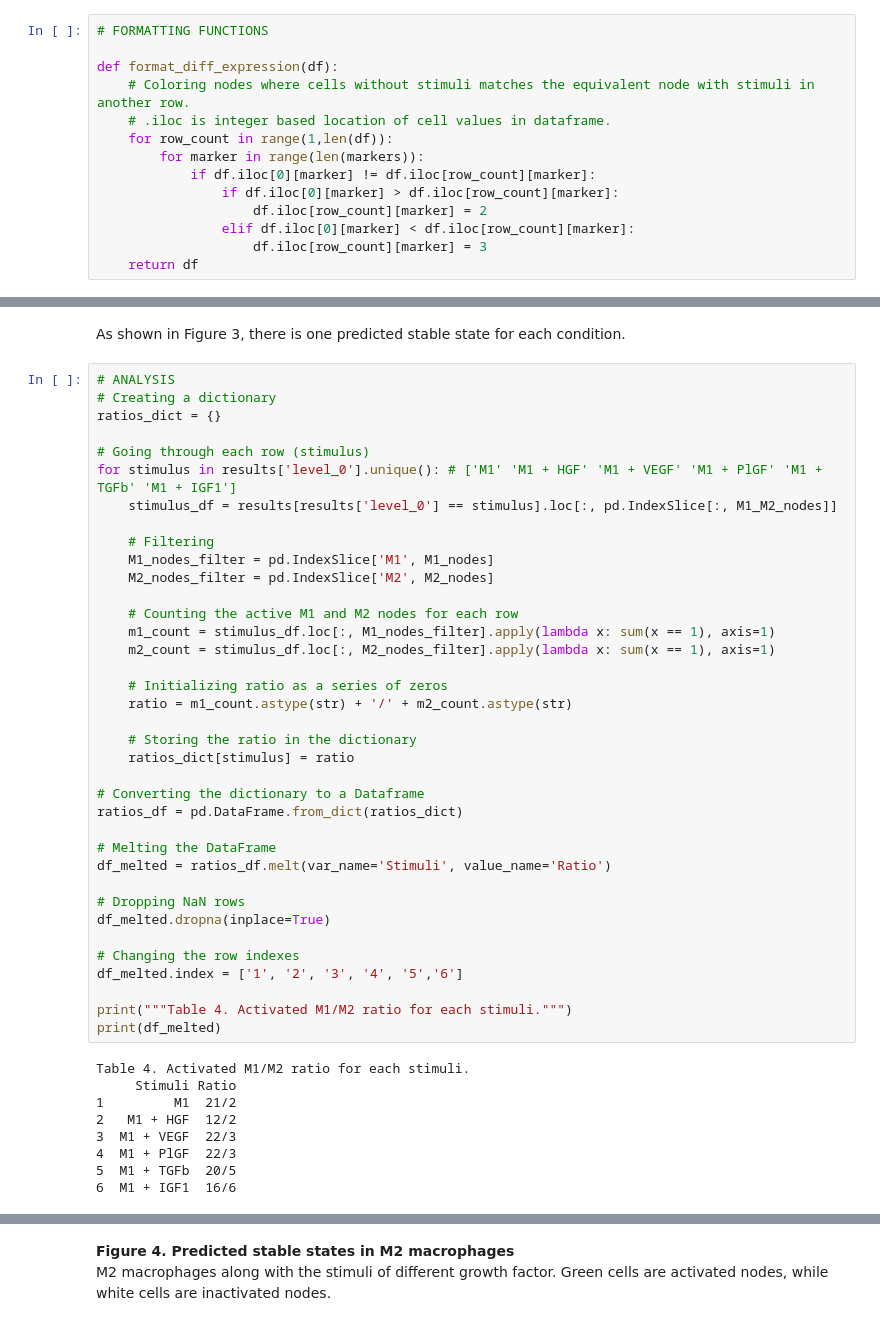
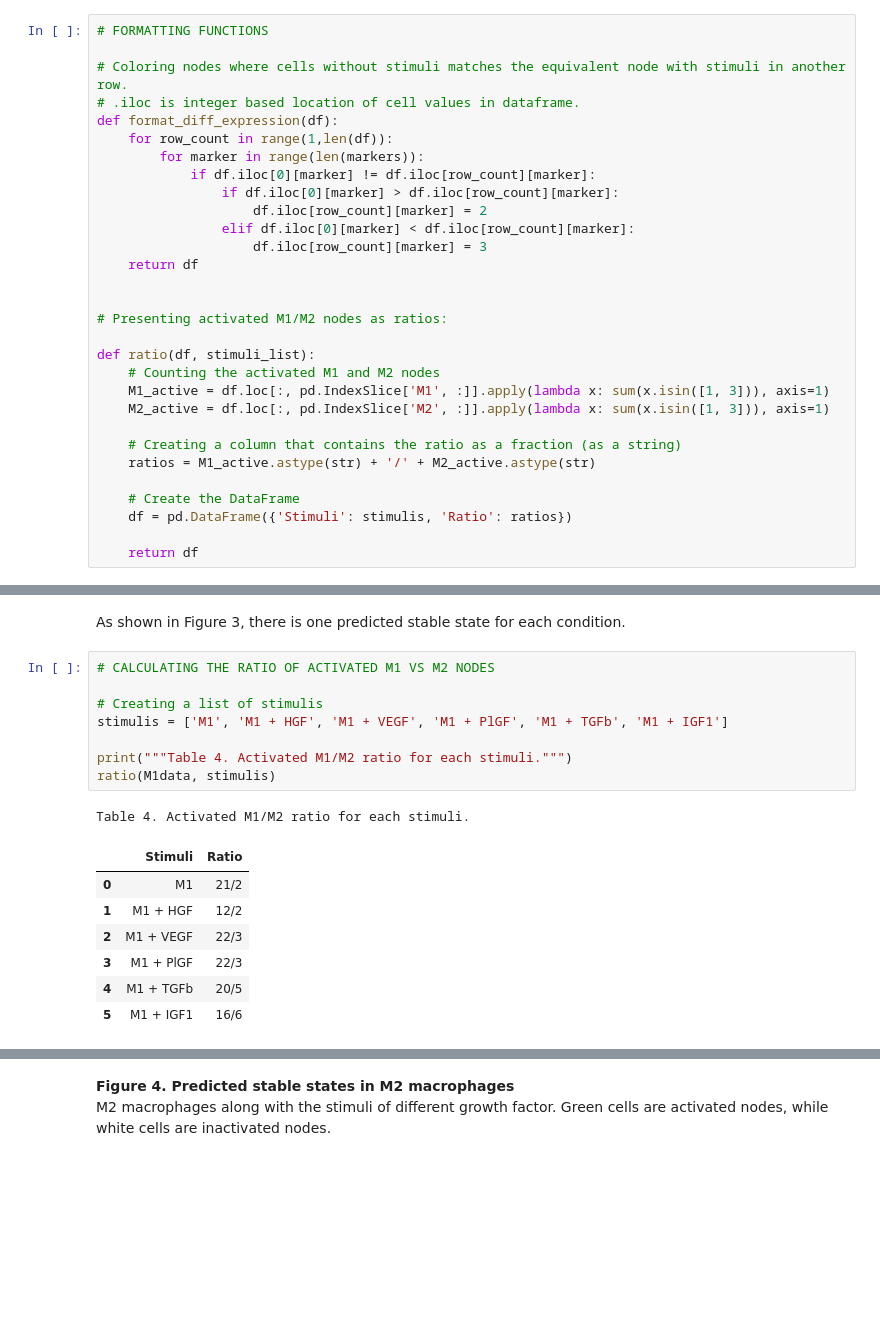
Before and after one commit to Karinaovedal/Master-thesis, a Jupyter notebook: GF_effects.ipynb, the cells around one changed output, grey strips where cells are left out. Saved outputs shown, nothing was run; the diff lists cells and outputs as text; blank space fills up the shorter version.

```diff
--- a/GF_effects.ipynb
+++ b/GF_effects.ipynb
@@ -209,9 +209,9 @@ M1_M2_nodes = M1_nodes + M2_nodes
 # %%
 # FORMATTING FUNCTIONS
 
+# Coloring nodes where cells without stimuli matches the equivalent node with stimuli in another row.
+# .iloc is integer based location of cell values in dataframe.
 def format_diff_expression(df):
-    # Coloring nodes where cells without stimuli matches the equivalent node with stimuli in another row.
-    # .iloc is integer based location of cell values in dataframe.
     for row_count in range(1,len(df)):
         for marker in range(len(markers)):
             if df.iloc[0][marker] != df.iloc[row_count][marker]:
@@ -220,6 +220,22 @@ def format_diff_expression(df):
                 elif df.iloc[0][marker] < df.iloc[row_count][marker]:
                     df.iloc[row_count][marker] = 3
     return df
+
+
+# Presenting activated M1/M2 nodes as ratios:
+
+def ratio(df, stimuli_list):
+    # Counting the activated M1 and M2 nodes
+    M1_active = df.loc[:, pd.IndexSlice['M1', :]].apply(lambda x: sum(x.isin([1, 3])), axis=1)
+    M2_active = df.loc[:, pd.IndexSlice['M2', :]].apply(lambda x: sum(x.isin([1, 3])), axis=1)
+
+    # Creating a column that contains the ratio as a fraction (as a string)
+    ratios = M1_active.astype(str) + '/' + M2_active.astype(str)
+
+    # Create the DataFrame
+    df = pd.DataFrame({'Stimuli': stimulis, 'Ratio': ratios})
+
+    return df
 # %% [markdown]
 Workflow for the following two cells:
 1) Setting the initial states. ".query" in the pandas library asks a boolean expression to each of the columns in the Dataframe.
@@ -419,51 +407,22 @@ plt.show()
 # %% [markdown]
 As shown in Figure 3, there is one predicted stable state for each condition.
 # %%
-# ANALYSIS
-# Creating a dictionary
-ratios_dict = {}
+# CALCULATING THE RATIO OF ACTIVATED M1 VS M2 NODES
 
-# Going through each row (stimulus)
-for stimulus in results['level_0'].unique(): # ['M1' 'M1 + HGF' 'M1 + VEGF' 'M1 + PlGF' 'M1 + TGFb' 'M1 + IGF1']
-    stimulus_df = results[results['level_0'] == stimulus].loc[:, pd.IndexSlice[:, M1_M2_nodes]]
-
-    # Filtering
-    M1_nodes_filter = pd.IndexSlice['M1', M1_nodes]
-    M2_nodes_filter = pd.IndexSlice['M2', M2_nodes]
-
-    # Counting the active M1 and M2 nodes for each row
-    m1_count = stimulus_df.loc[:, M1_nodes_filter].apply(lambda x: sum(x == 1), axis=1)
-    m2_count = stimulus_df.loc[:, M2_nodes_filter].apply(lambda x: sum(x == 1), axis=1)
-
-    # Initializing ratio as a series of zeros
-    ratio = m1_count.astype(str) + '/' + m2_count.astype(str)
-
-    # Storing the ratio in the dictionary
-    ratios_dict[stimulus] = ratio
-
-# Converting the dictionary to a Dataframe
-ratios_df = pd.DataFrame.from_dict(ratios_dict)
-
-# Melting the DataFrame
-df_melted = ratios_df.melt(var_name='Stimuli', value_name='Ratio')
-
-# Dropping NaN rows
-df_melted.dropna(inplace=True)
-
-# Changing the row indexes
-df_melted.index = ['1', '2', '3', '4', '5','6']
+# Creating a list of stimulis
+stimulis = ['M1', 'M1 + HGF', 'M1 + VEGF', 'M1 + PlGF', 'M1 + TGFb', 'M1 + IGF1']
 
 print("""Table 4. Activated M1/M2 ratio for each stimuli.""")
-print(df_melted)
+ratio(M1data, stimulis)
 # %% [output]
 Table 4. Activated M1/M2 ratio for each stimuli.
-     Stimuli Ratio
-1         M1  21/2
-2   M1 + HGF  12/2
-3  M1 + VEGF  22/3
-4  M1 + PlGF  22/3
-5  M1 + TGFb  20/5
-6  M1 + IGF1  16/6
+|  | Stimuli | Ratio |
+| 0 | M1 | 21/2 |
+| 1 | M1 + HGF | 12/2 |
+| 2 | M1 + VEGF | 22/3 |
+| 3 | M1 + PlGF | 22/3 |
+| 4 | M1 + TGFb | 20/5 |
+| 5 | M1 + IGF1 | 16/6 |
 # %%
 # Setting initial states with growth factors HGF, VEGF, PlGF, TGFb, IGF1 along with M2 phenotype stimuli.
 # Selecting only the output nodes.
```
Also changed, not shown: parts of 7 cells of this notebook.
